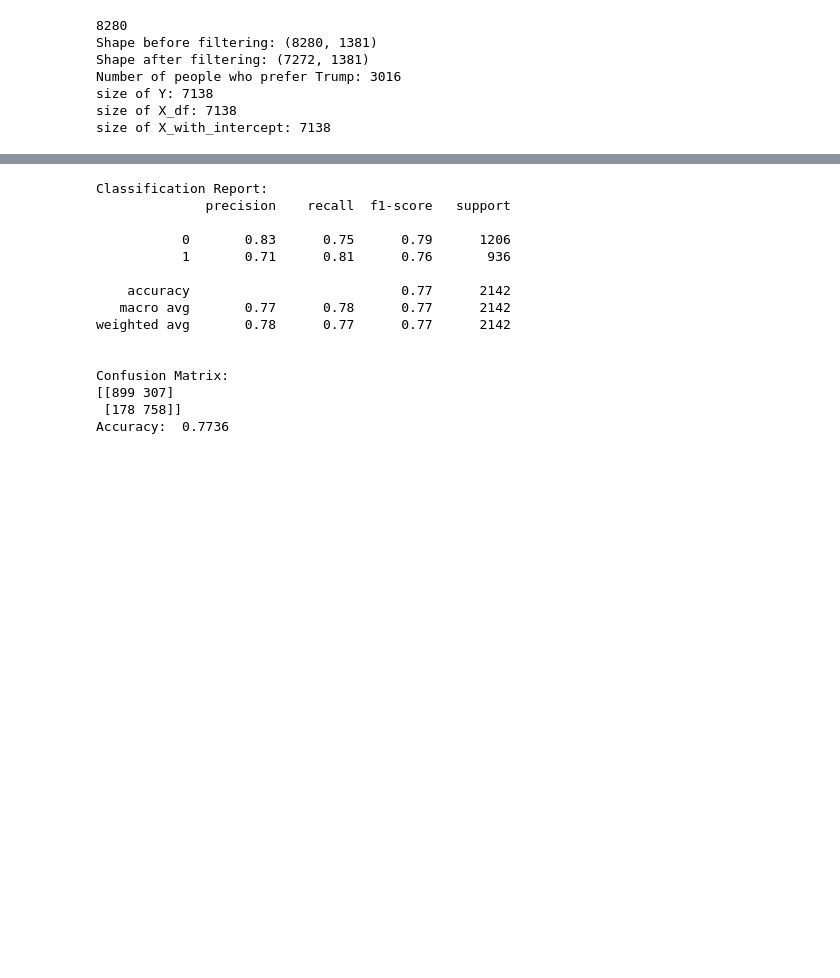
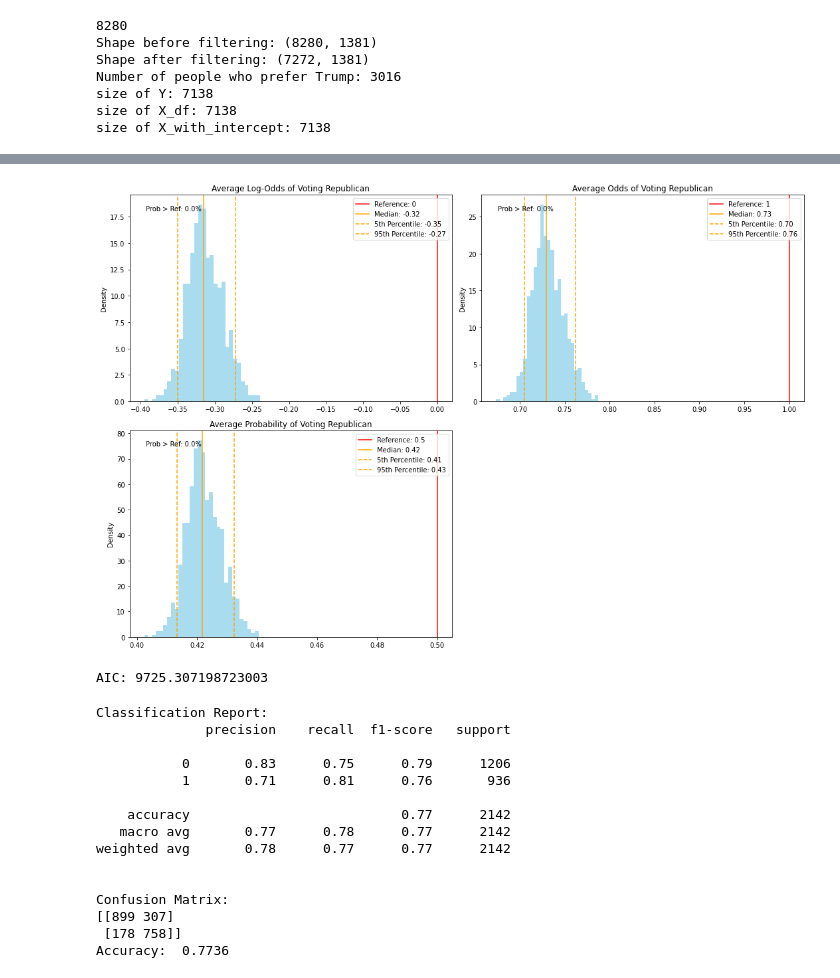
Before and after one commit to mangelicasa/team-16, a Jupyter notebook: preliminary_logistic_regression.ipynb, the cells around one changed output, grey strips where cells are left out. Cells and saved outputs as stored; diff of their text form; code cells hidden in the pictures; blank space fills up the shorter version.

```diff
--- a/preliminary_logistic_regression.ipynb
+++ b/preliminary_logistic_regression.ipynb
@@ -61,3 +59,6 @@ Number of people who prefer Trump: 3016
 size of Y: 7138
 size of X_df: 7138
 size of X_with_intercept: 7138
+# %%
+# Fit the model
+model = sm.Logit(Y, X_with_intercept['const']).fit()
@@ -64,3 +92,63 @@ size of X_with_intercept: 7138
+# %%
+# Number of simulations
+n_simulations = 1000
+
+# Simulate beta coefficients:
+
+# on the log-odds scale
+simulated_base_log_odds = multivariate_normal.rvs(mean=beta_mean, cov=beta_cov, size=n_simulations)
+
+# on the odds scale
+simulated_base_odds = np.exp(simulated_base_log_odds)
+
+# on the probability scale
+simulated_base_prob = logistic_sigmoid(simulated_base_log_odds)
+
+# simulations array
+simulated_base = np.stack((simulated_base_log_odds, simulated_base_odds, simulated_base_prob), axis=1)
+# %%
+# Calculate statistics for each coefficient
+medians = np.median(simulated_base, axis=0)
+lower_quantiles = np.percentile(simulated_base, 5, axis=0)
+upper_quantiles = np.percentile(simulated_base, 95, axis=0)
+references = [0, 1, 0.5]  # Reference values for log-odds, odds, probability
+prob_positive = [np.mean(simulated_base[:, i] > references[i]) for i in range(3)]
+
+# Plot names
+col_names = ['Log-Odds', 'Odds', 'Probability']
+
+# Plot histograms of each metric
+fig, axs = plt.subplots(2, 2, figsize=(15, 10))  # Adjust for the number of metrics
+axs = axs.flatten()
+
+for i in range(len(col_names)):
+    ax = axs[i]
+    ax.hist(simulated_base[:, i], bins=30, density=True, alpha=0.7, color='skyblue')
+
+    # Add vertical lines for reference, median, and 90% interval
+    ax.axvline(references[i], color='red', linestyle='-', label=f'Reference: {references[i]}')
+    ax.axvline(medians[i], color='orange', linestyle='-', label=f'Median: {medians[i]:.2f}')
+    ax.axvline(lower_quantiles[i], color='orange', linestyle='--', label=f'5th Percentile: {lower_quantiles[i]:.2f}')
+    ax.axvline(upper_quantiles[i], color='orange', linestyle='--', label=f'95th Percentile: {upper_quantiles[i]:.2f}')
+    ax.text(0.05, 0.95, f'Prob > Ref: {prob_positive[i]*100:.1f}%', transform=ax.transAxes, verticalalignment='top')
+
+    ax.set_title(f'Average {col_names[i]} of Voting Republican')
+    ax.set_ylabel('Density')
+    ax.legend(loc='upper right')
+
+# Hide empty subplot for uneven number of metrics
+if len(col_names) % 2 != 0:
+    axs[-1].axis('off')
+
+plt.tight_layout()
+plt.show()
+# %% [output]
+[figure, added]
+# %%
+aic = model.aic
+print("AIC:", aic)
+# %% [output]
+AIC: 9725.307198723003
 # %%
 def logistic_regression(X, y, test_size=0.2, random_state=None):
     # Split data into train and test sets
```
Also changed, not shown: parts of 5 cells of this notebook, 2 other files.
